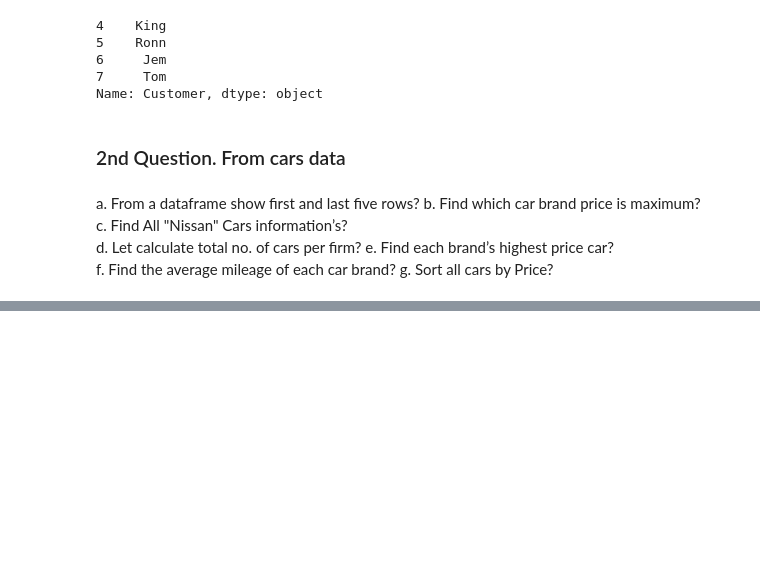
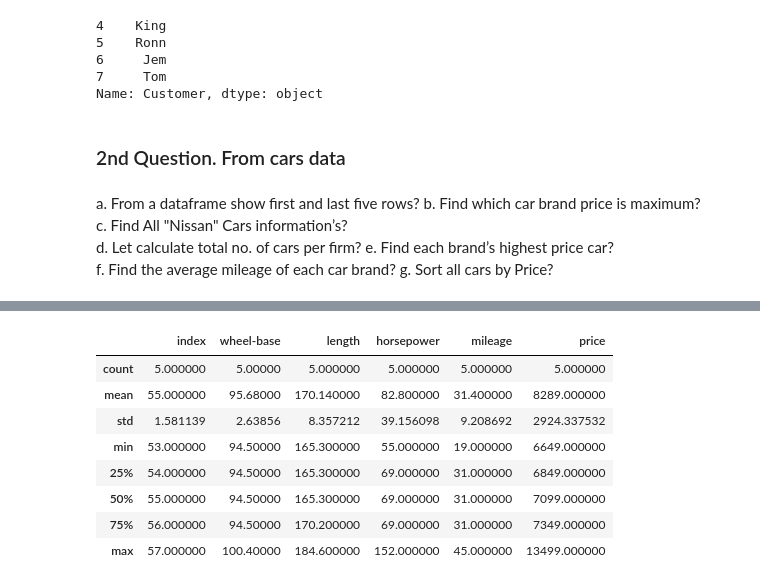
Before and after one commit to Hari-Charan-Reddy-Veerannagari/innomatics-assignments, a Jupyter notebook: pandas/B_Questions.ipynb, the cells around one changed output, grey strips where cells are left out. Saved outputs shown, nothing was run; the diff lists cells and outputs as text; code cells hidden in the pictures; blank space fills up the shorter version.

```diff
--- a/pandas/B_Questions.ipynb
+++ b/pandas/B_Questions.ipynb
@@ -92,0 +113,12 @@ g. Sort all cars by Price?
+# %%
+cars_data[cars_data['brand'] == 'nissan'].describe()
+# %% [output]
+|  | index | wheel-base | length | horsepower | mileage | price |
+| count | 5.000000 | 5.00000 | 5.000000 | 5.000000 | 5.000000 | 5.000000 |
+| mean | 55.000000 | 95.68000 | 170.140000 | 82.800000 | 31.400000 | 8289.000000 |
+| std | 1.581139 | 2.63856 | 8.357212 | 39.156098 | 9.208692 | 2924.337532 |
+| min | 53.000000 | 94.50000 | 165.300000 | 55.000000 | 19.000000 | 6649.000000 |
+| 25% | 54.000000 | 94.50000 | 165.300000 | 69.000000 | 31.000000 | 6849.000000 |
+| 50% | 55.000000 | 94.50000 | 165.300000 | 69.000000 | 31.000000 | 7099.000000 |
+| 75% | 56.000000 | 94.50000 | 170.200000 | 69.000000 | 31.000000 | 7349.000000 |
+| max | 57.000000 | 100.40000 | 184.600000 | 152.000000 | 45.000000 | 13499.000000 |
```
Also changed, not shown: parts of 7 cells of this notebook.
